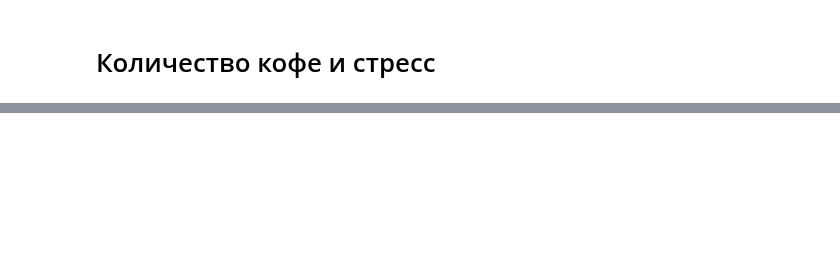
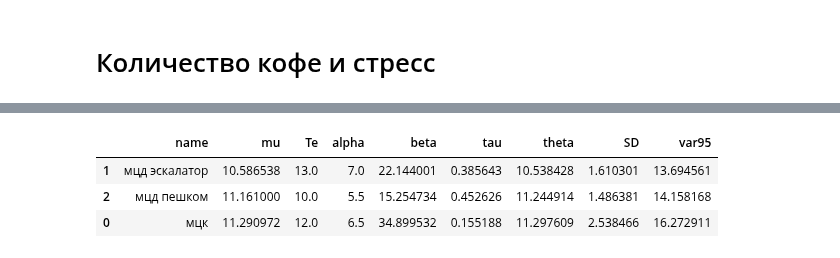
Before and after one commit to ksetdekov/trip_choice_optimizer, a Jupyter notebook: coffee-amount-optimization.ipynb, the cells around one changed output, grey strips where cells are left out. Cells and saved outputs as stored; diff of their text form; code cells hidden in the pictures; blank space fills up the shorter version.

```diff
--- a/coffee-amount-optimization.ipynb
+++ b/coffee-amount-optimization.ipynb
@@ -339,0 +431,46 @@ plt.show()
+# %%
+evening_entrance = HandsTable(options_list=["мцк","мцд эскалатор", "мцд пешком"], minimize=True)
+# 3 мцк
+# 6 мцд эскалатор
+evening_entrance.update_hands("мцд эскалатор", '0:08:03.7') # четверг 21 ноября
+evening_entrance.update_hands("мцк", '0:11:14') # четверг 28 ноября
+evening_entrance.update_hands("мцд эскалатор", '0:15:47.8') # понедельник 2 декабря
+evening_entrance.update_hands("мцк", '0:11:03') # tue 3 dec
+evening_entrance.update_hands("мцк", '0:14:29.3') # wed 4 dec
+evening_entrance.update_hands("мцк", '0:12:05') # fr 06 dec
+evening_entrance.update_hands("мцк", '0:13:53') # mon 09 dec
+evening_entrance.update_hands("мцд эскалатор", '0:10:14') # fr 13 декабря
+evening_entrance.update_hands("мцк", '0:09:31.7') # tue 17 dec
+evening_entrance.update_hands("мцк", '0:08:33') # wed 18 dec
+evening_entrance.update_hands("мцд эскалатор", '0:09:51.9') # th 19 dec
+evening_entrance.update_hands("мцд эскалатор", '0:09:16.1') # mon 23 dec
+evening_entrance.update_hands("мцд эскалатор", '0:09:31.7') # tue 24 dec
+evening_entrance.update_hands("мцк", '0:08:19.6') # wed 18 dec
+evening_entrance.update_hands("мцд эскалатор", '0:09:18.6') # th 9 jan
+evening_entrance.update_hands("мцк", '0:08:11.9') # fr 10 jan
+evening_entrance.update_hands("мцд эскалатор", '0:10:50') # mon 13 jan
+evening_entrance.update_hands("мцд эскалатор", '0:11:15') # tue 14 jan
+evening_entrance.update_hands("мцк", '0:12:08') # wed 15 jan
+evening_entrance.update_hands("мцк", '0:10:13') # mon 20 jan
+evening_entrance.update_hands("мцд эскалатор", '0:11:40') # tue 21 jan
+evening_entrance.update_hands("мцк", '0:15:48') # wed 22 jan
+evening_entrance.update_hands("мцд эскалатор", '0:09:34.7') # thr 23 jan
+evening_entrance.update_hands("мцд пешком", '0:10:45') # thr 6 feb
+evening_entrance.update_hands("мцд пешком", '0:12:01') # fr 7 feb
+evening_entrance.update_hands("мцд пешком", '0:10:34') # monday 10 feb
+evening_entrance.update_hands("мцд пешком", '0:09:08.2') # thr 13 feb
+evening_entrance.update_hands("мцд пешком", '0:09:57.6') # fr 14 feb
+evening_entrance.update_hands("мцд пешком", '0:09:46.8') # mon 17 feb
+evening_entrance.update_hands("мцд пешком", '0:15:38') # wed 19 feb
+evening_entrance.update_hands("мцд пешком", '0:11:49') # thr 20 feb
+evening_entrance.update_hands("мцд пешком", '0:10:35') # thr 27 feb
+evening_entrance.update_hands("мцд эскалатор", '0:11:57.0') # mon 10 march
+evening_entrance.update_hands("мцд эскалатор", '0:10:17.0') # tue 11 march
+evening_entrance.update_hands("мцд пешком", '0:11:22.0') # thr 13 march
+
+evening_entrance.grade()
+# %% [output]
+|  | name | mu | Te | alpha | beta | tau | theta | SD | var95 |
+| 1 | мцд эскалатор | 10.586538 | 13.0 | 7.0 | 22.144001 | 0.385643 | 10.538428 | 1.610301 | 13.694561 |
+| 2 | мцд пешком | 11.161000 | 10.0 | 5.5 | 15.254734 | 0.452626 | 11.244914 | 1.486381 | 14.158168 |
+| 0 | мцк | 11.290972 | 12.0 | 6.5 | 34.899532 | 0.155188 | 11.297609 | 2.538466 | 16.272911 |
```
Also changed, not shown: parts of 10 cells of this notebook.
